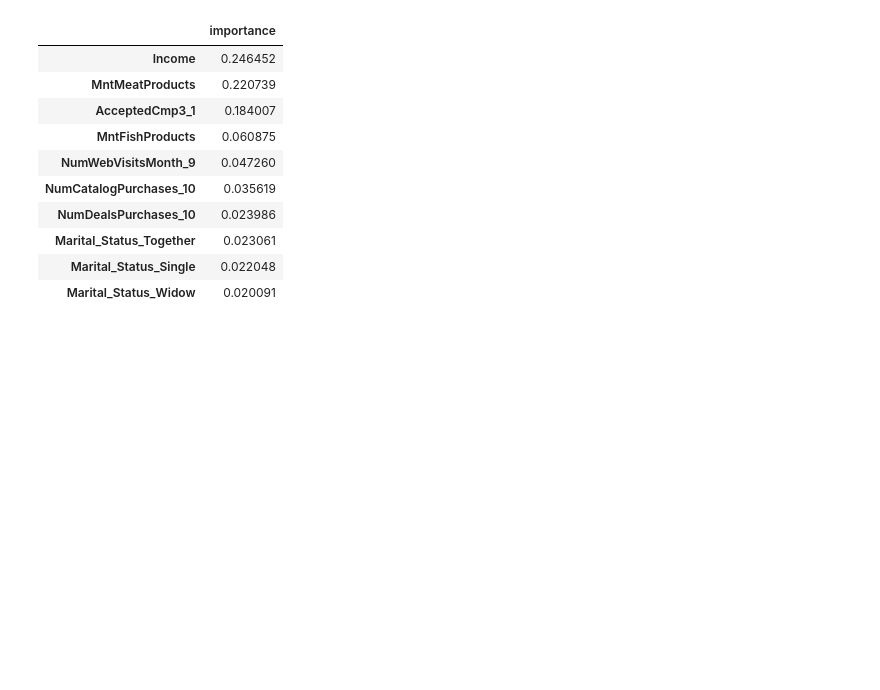
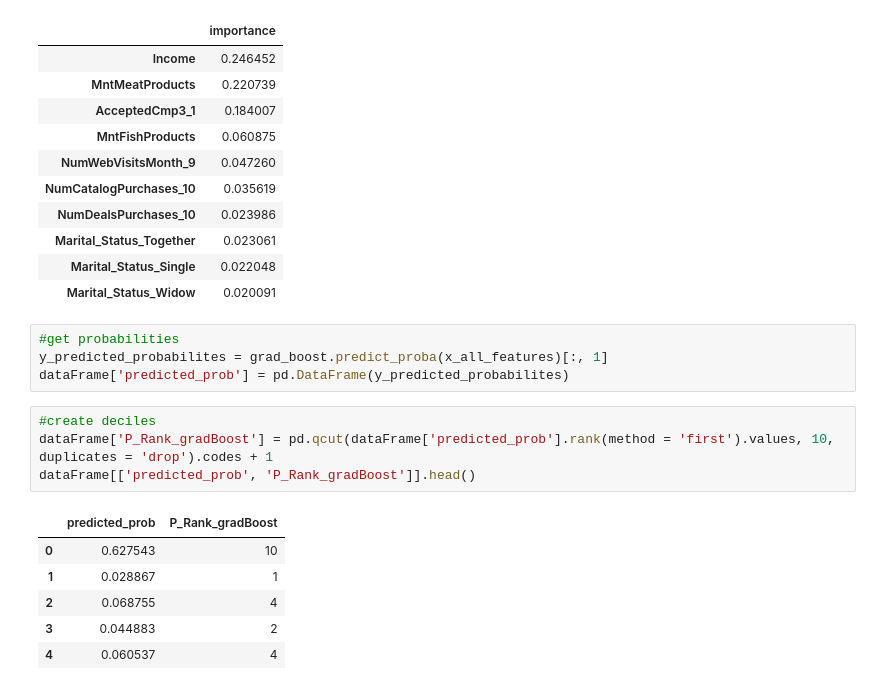
Before and after one commit to DarkoStojanovic2725/ML-marketing-analysis, a Jupyter notebook: marketing models.ipynb, the cells around one changed output. Saved outputs shown, nothing was run; the diff lists cells and outputs as text; blank space fills up the shorter version.

```diff
--- a/marketing models.ipynb
+++ b/marketing models.ipynb
@@ -656,3 +655,18 @@ feature_importance.iloc[0:10]
 | Marital_Status_Together | 0.023061 |
 | Marital_Status_Single | 0.022048 |
 | Marital_Status_Widow | 0.020091 |
+# %%
+#get probabilities
+y_predicted_probabilites = grad_boost.predict_proba(x_all_features)[:, 1]
+dataFrame['predicted_prob'] = pd.DataFrame(y_predicted_probabilites)
+# %%
+#create deciles
+dataFrame['P_Rank_gradBoost'] = pd.qcut(dataFrame['predicted_prob'].rank(method = 'first').values, 10, duplicates = 'drop').codes + 1
+dataFrame[['predicted_prob', 'P_Rank_gradBoost']].head()
+# %% [output]
+|  | predicted_prob | P_Rank_gradBoost |
+| 0 | 0.627543 | 10 |
+| 1 | 0.028867 | 1 |
+| 2 | 0.068755 | 4 |
+| 3 | 0.044883 | 2 |
+| 4 | 0.060537 | 4 |
```
Also changed, not shown: parts of 5 cells of this notebook.
